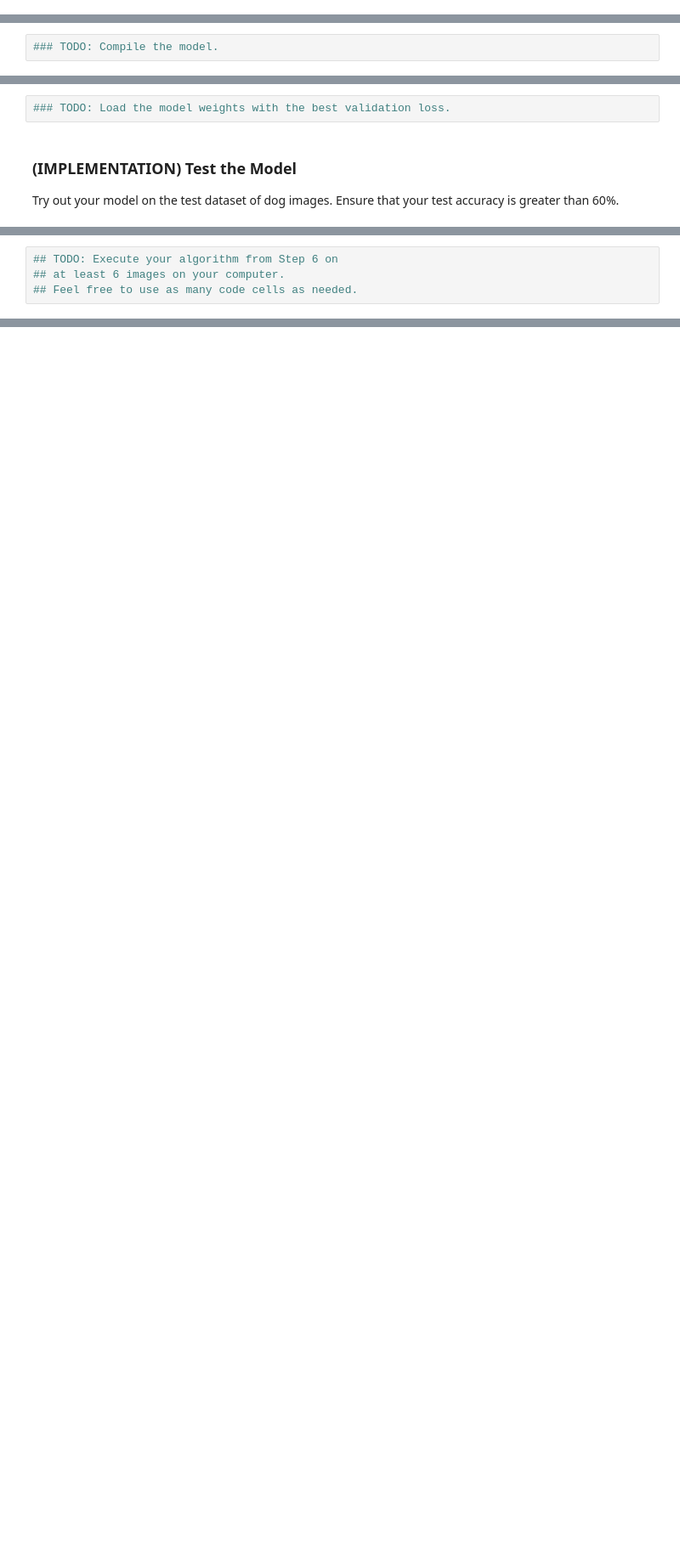
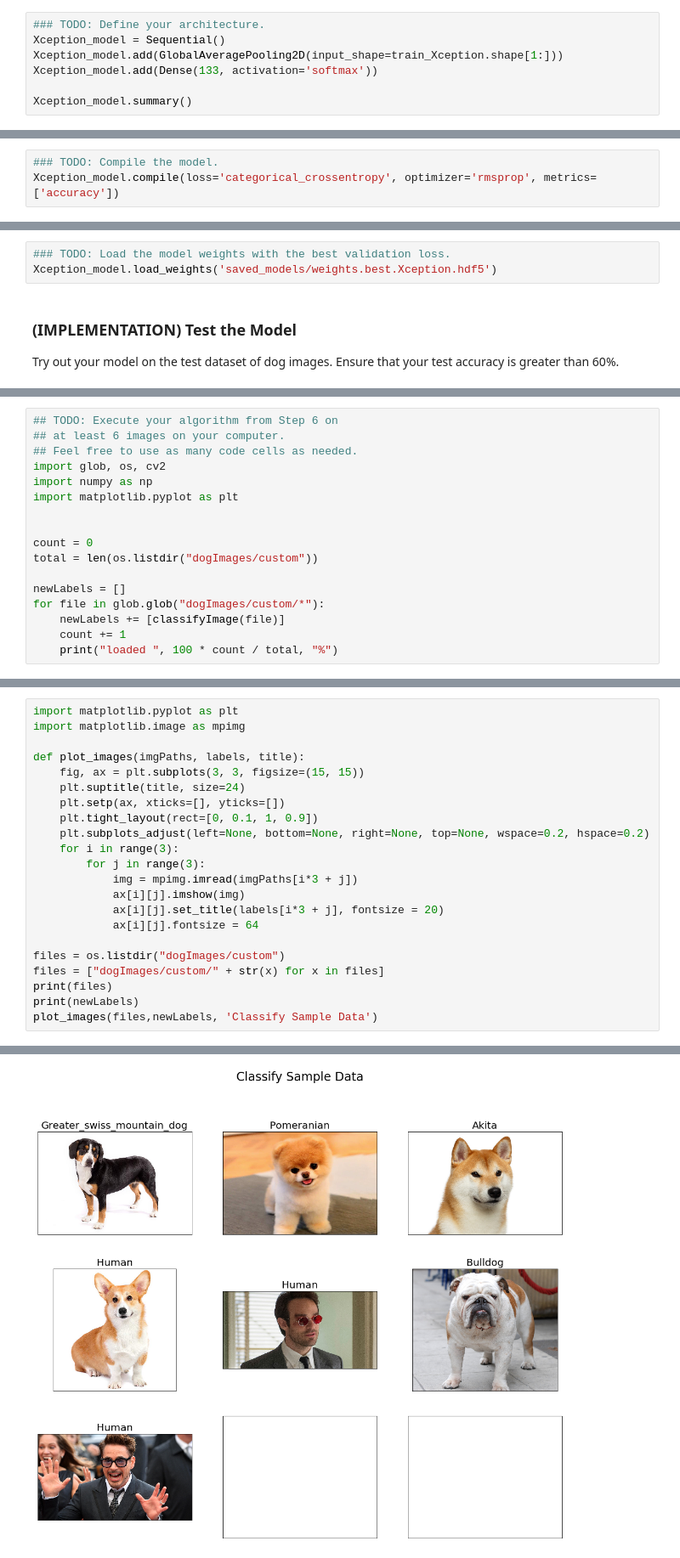
Before and after one commit to EJSohn/dog-project, a Jupyter notebook: dog_app.ipynb, the cells around one changed output, grey strips where cells are left out. Shown at 85% size. Cells and saved outputs as stored; diff of their text form; blank space fills up the shorter version.

```diff
--- a/dog_app.ipynb
+++ b/dog_app.ipynb
@@ -665,0 +607,7 @@ __Answer:__
+# %%
+### TODO: Define your architecture.
+Xception_model = Sequential()
+Xception_model.add(GlobalAveragePooling2D(input_shape=train_Xception.shape[1:]))
+Xception_model.add(Dense(133, activation='softmax'))
+
+Xception_model.summary()
@@ -667,6 +627,7 @@ __Answer:__
 ### (IMPLEMENTATION) Compile the Model
 # %%
 ### TODO: Compile the model.
+Xception_model.compile(loss='categorical_crossentropy', optimizer='rmsprop', metrics=['accuracy'])
 # %% [markdown]
 ### (IMPLEMENTATION) Train the Model
 
@@ -679,6 +667,7 @@ You are welcome to [augment the training data](https://blog.keras.io/building-po
 ### (IMPLEMENTATION) Load the Model with the Best Validation Loss
 # %%
 ### TODO: Load the model weights with the best validation loss.
+Xception_model.load_weights('saved_models/weights.best.Xception.hdf5')
 # %% [markdown]
 ### (IMPLEMENTATION) Test the Model
 
@@ -742,3 +770,16 @@ __Answer:__
 ## TODO: Execute your algorithm from Step 6 on
 ## at least 6 images on your computer.
 ## Feel free to use as many code cells as needed.
+import glob, os, cv2
+import numpy as np
+import matplotlib.pyplot as plt
+
+
+count = 0
+total = len(os.listdir("dogImages/custom"))
+
+newLabels = []
+for file in glob.glob("dogImages/custom/*"):
+    newLabels += [classifyImage(file)]
+    count += 1
+    print("loaded ", 100 * count / total, "%")
@@ -744,0 +791,23 @@ __Answer:__
+# %%
+import matplotlib.pyplot as plt
+import matplotlib.image as mpimg
+
+def plot_images(imgPaths, labels, title):
+    fig, ax = plt.subplots(3, 3, figsize=(15, 15))
+    plt.suptitle(title, size=24)
+    plt.setp(ax, xticks=[], yticks=[])
+    plt.tight_layout(rect=[0, 0.1, 1, 0.9])
+    plt.subplots_adjust(left=None, bottom=None, right=None, top=None, wspace=0.2, hspace=0.2)
+    for i in range(3):
+        for j in range(3):
+            img = mpimg.imread(imgPaths[i*3 + j])
+            ax[i][j].imshow(img)
+            ax[i][j].set_title(labels[i*3 + j], fontsize = 20)
+            ax[i][j].fontsize = 64
+
+files = os.listdir("dogImages/custom")
+files = ["dogImages/custom/" + str(x) for x in files]
+print(files)
+print(newLabels)
+plot_images(files,newLabels, 'Classify Sample Data')
+# %% [output]
@@ -744,0 +817 @@ __Answer:__
+[figure, added]
```
Also changed, not shown: parts of 23 cells of this notebook.
